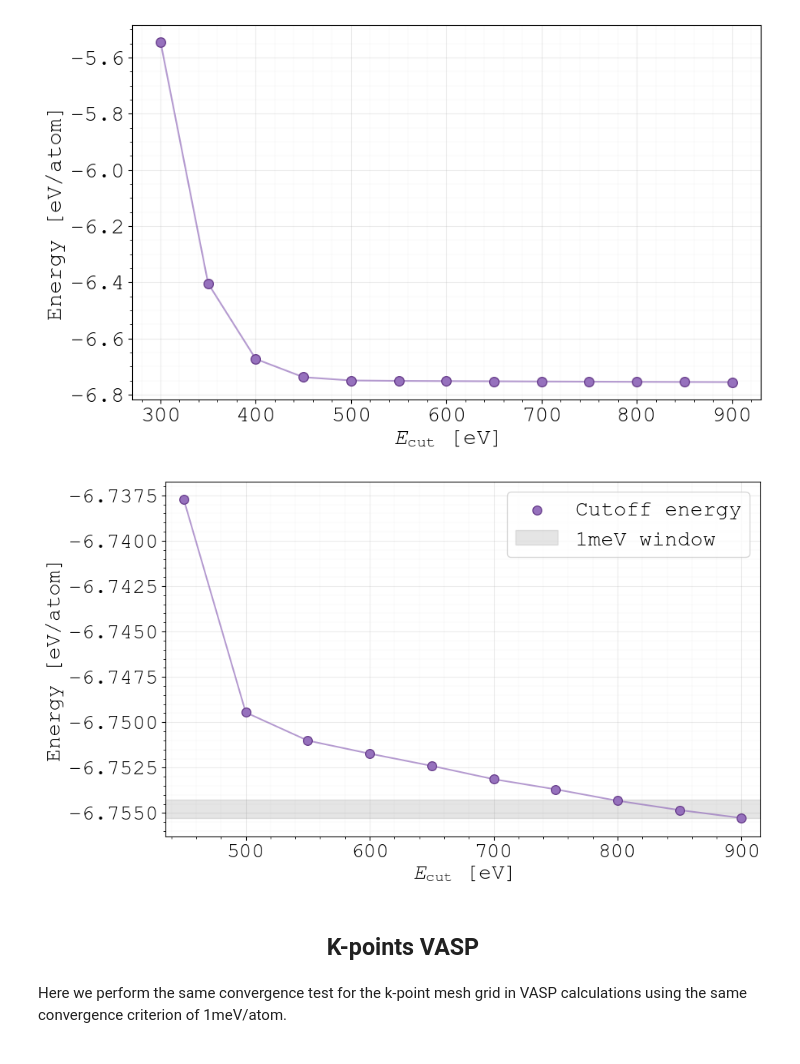
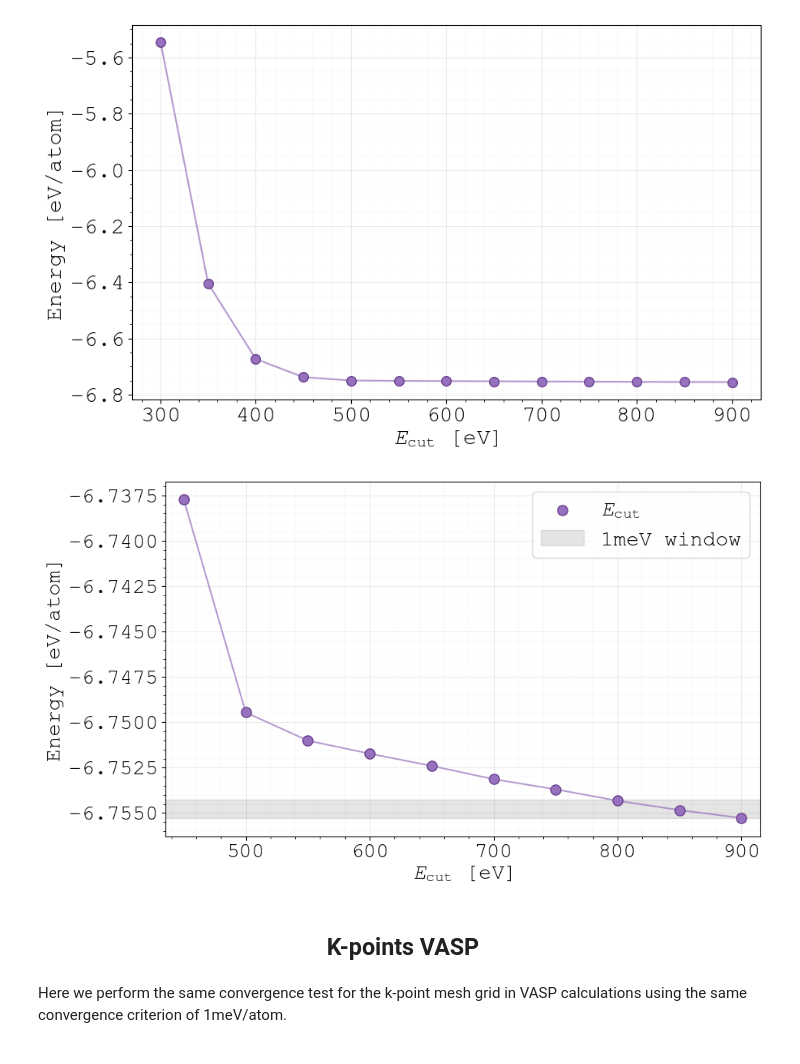
Before and after one commit to quantum-gabo/bachelor-thesis, a Jupyter notebook: notebooks/thesis-figures.ipynb, the cells around one changed output. Cells and saved outputs as stored; diff of their text form; code cells hidden in the pictures.

```diff
--- a/notebooks/thesis-figures.ipynb
+++ b/notebooks/thesis-figures.ipynb
@@ -285,37 +285,38 @@ ecut_y_gap = 0.001
 # %%
 fig, ax = plt.subplots(figsize=(10, 6))
 # Plot the cutoff energy data
-ax.scatter(cutoff_x[slice:], cutoff_y[slice:], label='Cutoff energy', color=dataset_colors[0],
-           edgecolors=dataset_line_colors[0], s=70, marker='o', zorder=3)
+ax.scatter(cutoff_x[slice:], cutoff_y[slice:], label=r'$E_{\text{cut}}$', color=dataset_colors[0],
+           edgecolors=dataset_line_colors[0], s=90, marker='o', zorder=3)
 ax.plot(cutoff_x[slice:], cutoff_y[slice:], color=dataset_colors[0], linestyle='-', alpha=0.7, zorder=2)
 
 # Fill the energy window
 ax.fill_between(ecut_window, ecut_lim_down, ecut_lim_up, color= dataset_colors[1],
                 alpha=0.2, zorder=1, label='1meV window')
 
 
 # Set the x and y labels
 ax.set(xlabel=r"$E_{\text{cut}}$ [eV]", ylabel='Energy [eV/atom]')
 
 # Set the x and y limits
 ax.set_ylim(cutoff_y[-1] - ecut_y_gap, cutoff_y[slice] + ecut_y_gap)
 ax.set_xlim(cutoff_x[slice] - ecut_x_gap, cutoff_x[-1] + ecut_x_gap)
 
 
 
 # Grid settings
 ax.grid(True, which='major', linestyle='-', linewidth=0.75, alpha=0.25)
 ax.minorticks_on()
 ax.grid(True, which='minor', linestyle='-', linewidth=0.25, alpha=0.15)
 ax.set_axisbelow(True)
 
 # Legend settings
 #plt.legend(loc='upper center', bbox_to_anchor=(0.5, 1.15), ncol=4, frameon=False)
 #ax.legend(loc='upper center', bbox_to_anchor=(0.5, 1.15), ncol=4, frameon=True)
 ax.legend()
+fig.savefig("../tex-file/Figures/cutoff-vasp.png", dpi = 300, transparent = True, bbox_inches='tight')
 plt.show()
 # %% [output]
-[figure, old version]
+[figure, new version]
 # %% [markdown]
 <div class="header" style="text-align: center; margin-top: 20px; margin-bottom: 20px; font-family: Arial, sans-serif;">
     <h2>K-points VASP</h2>
```
Also changed, not shown: parts of 3 cells of this notebook, 11 other files.
